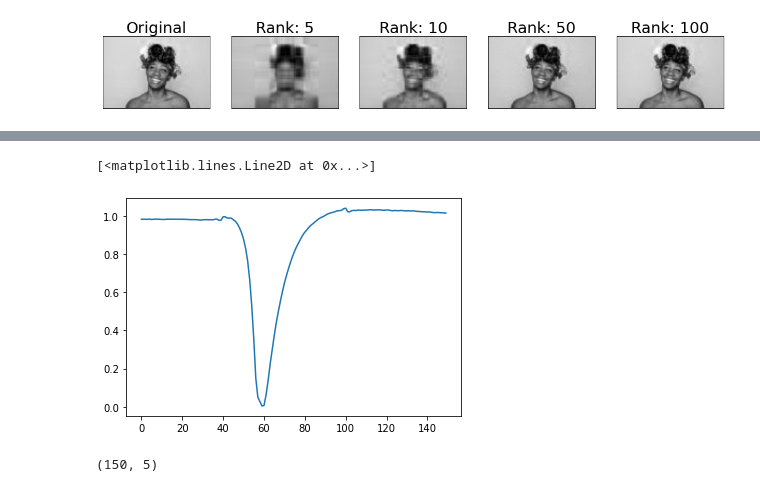
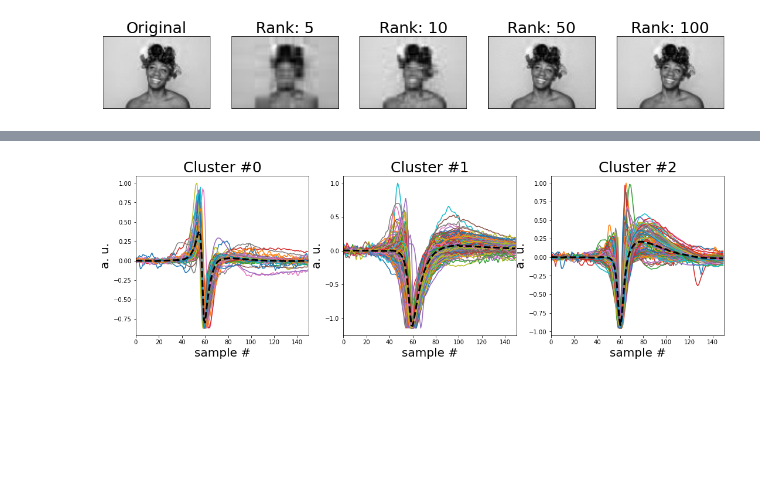
Before and after one commit to akcarsten/Non_Negative_Matrix_Factorization, a Jupyter notebook: Non_Negative_Matrix_Factorization.ipynb, the cells around one changed output, grey strips where cells are left out. Saved outputs shown, nothing was run; the diff lists cells and outputs as text; code cells hidden in the pictures; blank space fills up the shorter version.

Commit message:
clustering implemented

```diff
--- a/Non_Negative_Matrix_Factorization.ipynb
+++ b/Non_Negative_Matrix_Factorization.ipynb
@@ -96,13 +96,30 @@ is_negative = data < 0
 
 tmp_data = data.T + np.abs(np.min(data))
 # %%
-H, W = do_nnmf(tmp_data, rank=5, iter=1000)
+n_rank = 3
+H, W = do_nnmf(tmp_data, rank=n_rank, iter=10000)
-# %%
-plt.plot(W.dot(H[:, 0]))
-# %% [output]
-[<matplotlib.lines.Line2D at 0x...>]
-[figure, removed]
-# %%
-W.shape
-# %% [output]
-(150, 5)
+# %%
+cluster_id = []
+for x in range(H.shape[1]):
+    cluster_id.append(np.where(np.max(H[:, x]) == H[:, x])[0][0])
+# %%
+fig, ax = plt.subplots(1, n_rank, figsize=[18, 5])
+
+for cluster in range(n_rank):
+    cluster_index = np.where([x == cluster for x in cluster_id])
+
+    waveforms = data[cluster_index].T
+    waveforms = waveforms / np.max(waveforms)
+    mean_waveform = np.mean(waveforms, axis=1)
+
+    ax[cluster].plot(waveforms)
+    ax[cluster].plot(mean_waveform, color='black', linewidth=3, linestyle='dashed')
+    ax[cluster].set_title('Cluster #{}'.format(cluster), fontsize=25)
+    ax[cluster].set_xlim(0, waveforms.shape[0])
+    ax[cluster].set_xlabel('sample #', fontsize=20)
+    ax[cluster].set_ylabel('a. u.', fontsize=20)
+
+
+plt.show()
+# %% [output]
+[figure, added]
```
Also changed, not shown: parts of 6 cells of this notebook.
